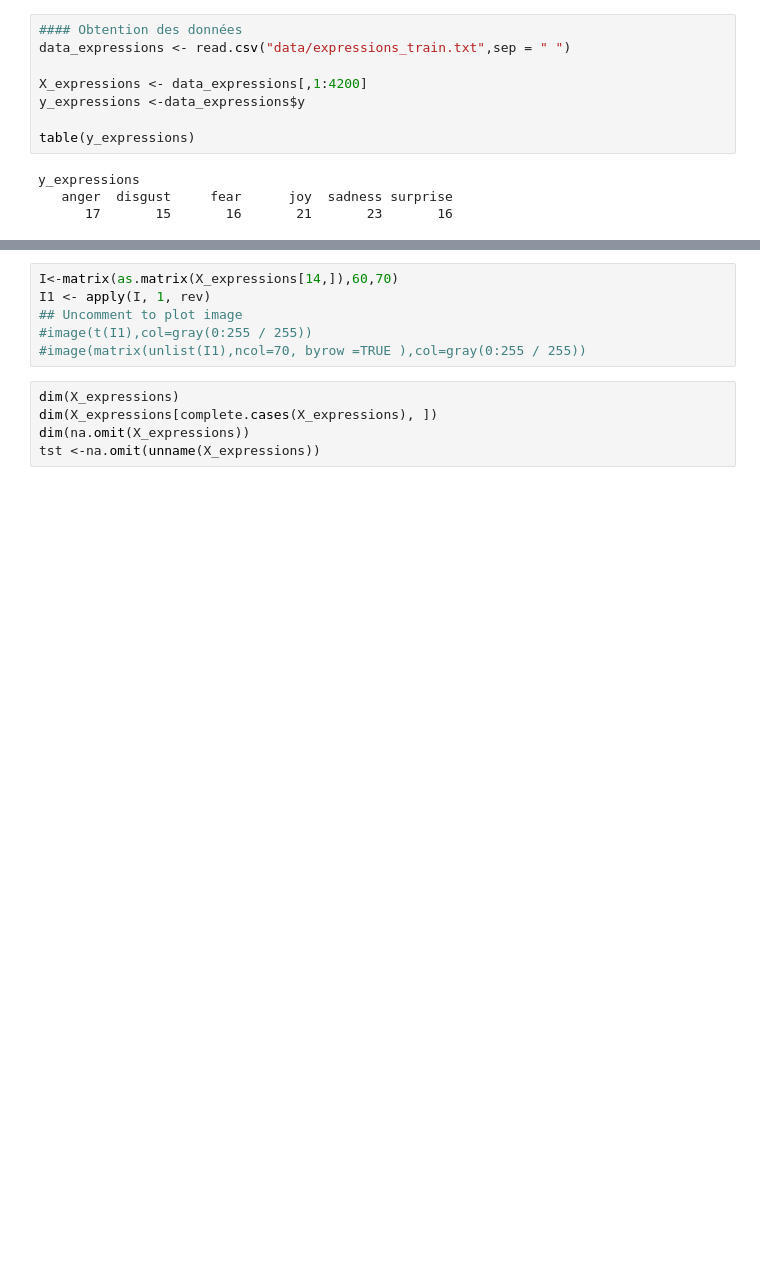
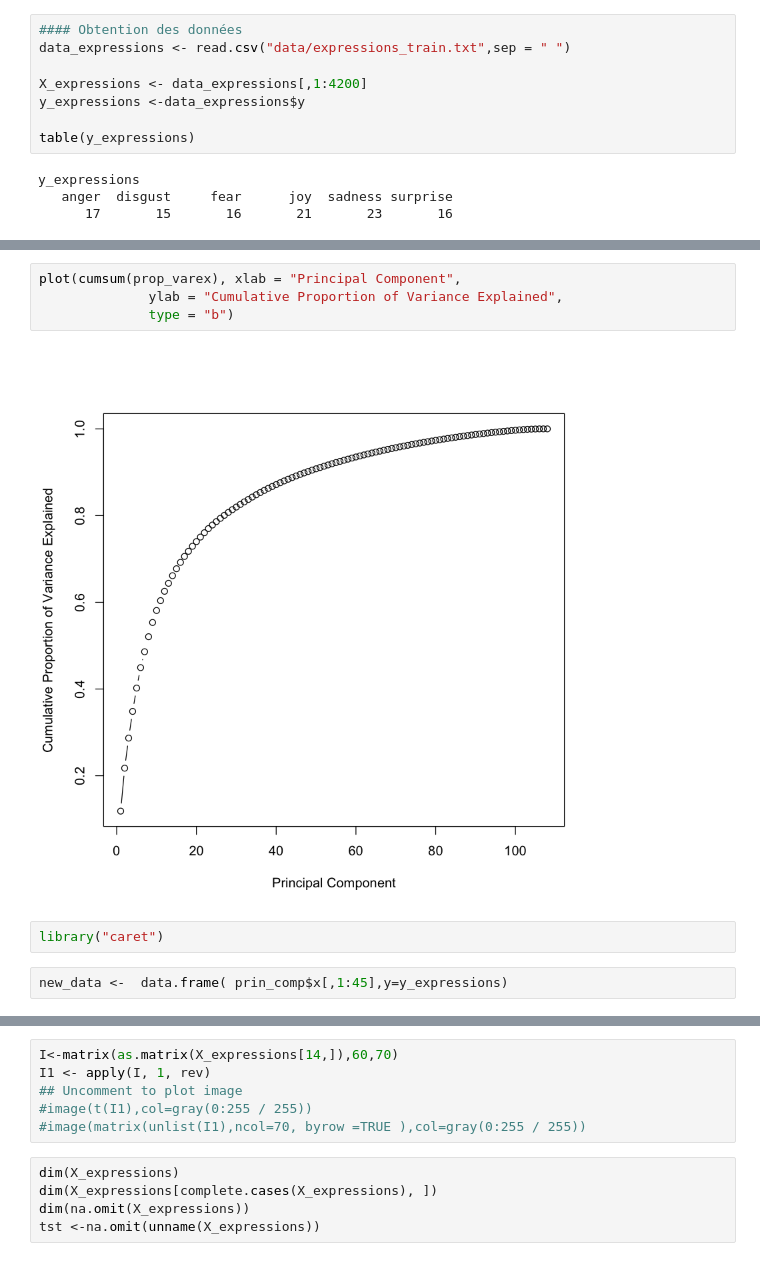
Before and after one commit to jbdouet/SY19_Project2, a Jupyter notebook: XGBOOST implementation .ipynb, the cells around one changed output, grey strips where cells are left out. Drawn from its saved outputs; the diff is of its cells as text; blank space fills up the shorter version.

```diff
--- a/XGBOOST implementation .ipynb
+++ b/XGBOOST implementation .ipynb
@@ -21,0 +50,10 @@ y_expressions
+# %%
+plot(cumsum(prop_varex), xlab = "Principal Component",
+              ylab = "Cumulative Proportion of Variance Explained",
+              type = "b")
+# %% [output]
+[figure, added]
+# %%
+library("caret")
+# %%
+new_data <-  data.frame( prin_comp$x[,1:45],y=y_expressions)
```
Also changed, not shown: parts of 8 cells of this notebook, 4 other files.
